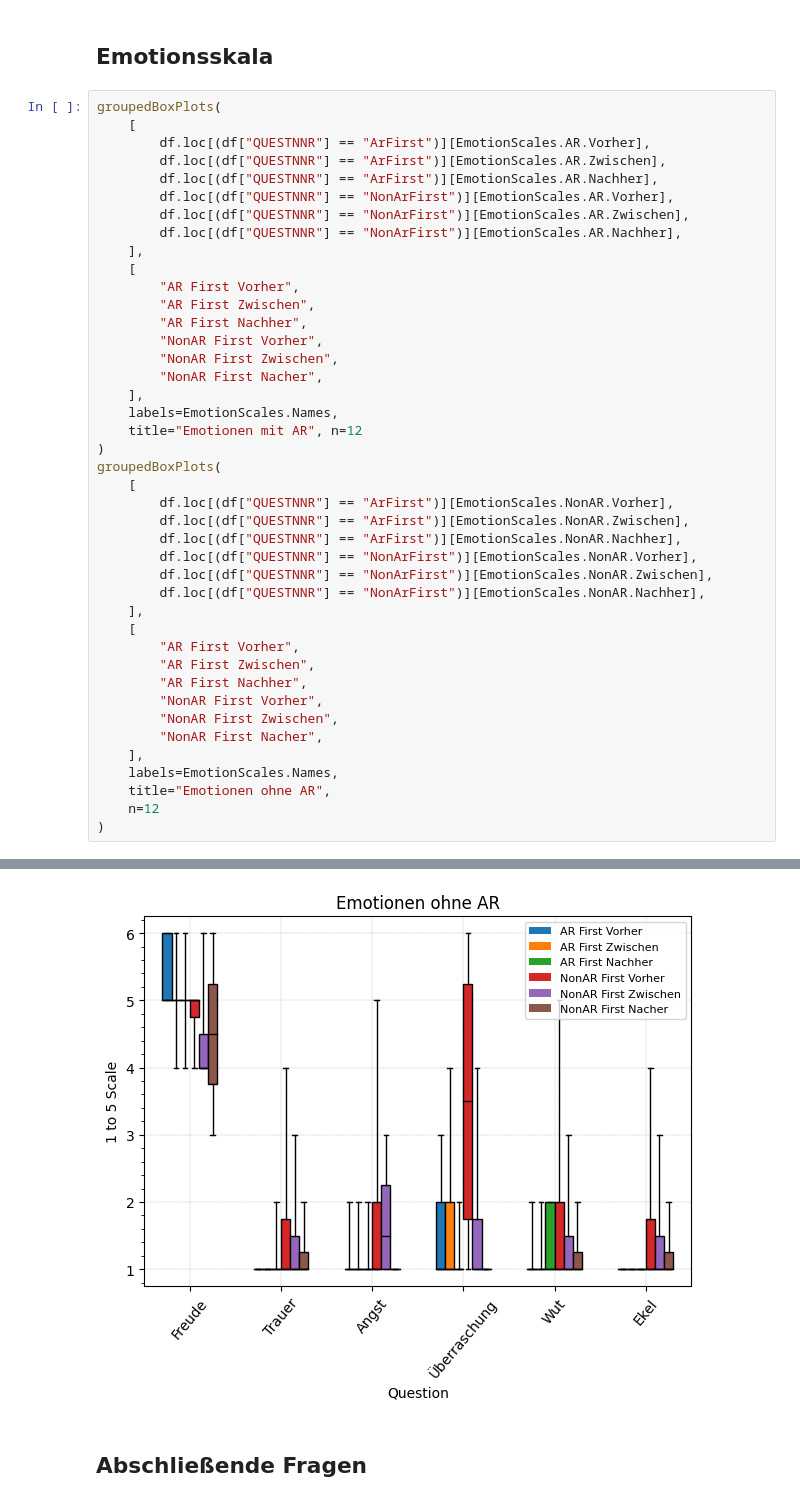
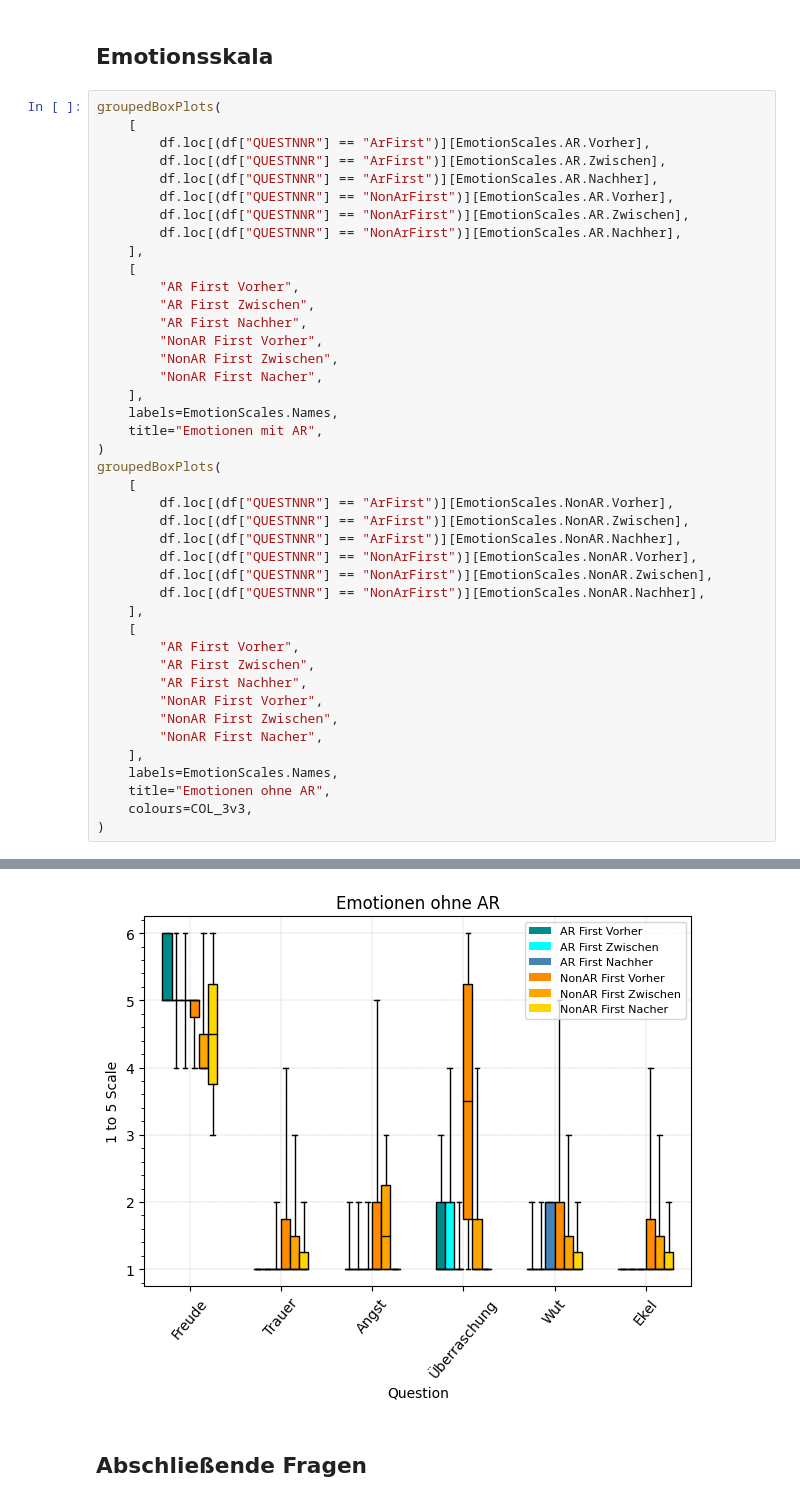
Before and after one commit to BrunoBerger/Zen-Office, a Jupyter notebook: Auswertung/plots.ipynb, the cells around one changed output, grey strips where cells are left out. Cells and saved outputs as stored; diff of their text form.

```diff
--- a/Auswertung/plots.ipynb
+++ b/Auswertung/plots.ipynb
@@ -112,36 +133,36 @@ groupedBoxPlots(
         "AR First Zwischen",
         "AR First Nachher",
         "NonAR First Vorher",
         "NonAR First Zwischen",
         "NonAR First Nacher",
     ],
     labels=EmotionScales.Names,
-    title="Emotionen mit AR", n=12
+    title="Emotionen mit AR",
 )
 groupedBoxPlots(
     [
         df.loc[(df["QUESTNNR"] == "ArFirst")][EmotionScales.NonAR.Vorher],
         df.loc[(df["QUESTNNR"] == "ArFirst")][EmotionScales.NonAR.Zwischen],
         df.loc[(df["QUESTNNR"] == "ArFirst")][EmotionScales.NonAR.Nachher],
         df.loc[(df["QUESTNNR"] == "NonArFirst")][EmotionScales.NonAR.Vorher],
         df.loc[(df["QUESTNNR"] == "NonArFirst")][EmotionScales.NonAR.Zwischen],
         df.loc[(df["QUESTNNR"] == "NonArFirst")][EmotionScales.NonAR.Nachher],
     ],
     [
         "AR First Vorher",
         "AR First Zwischen",
         "AR First Nachher",
         "NonAR First Vorher",
         "NonAR First Zwischen",
         "NonAR First Nacher",
     ],
     labels=EmotionScales.Names,
     title="Emotionen ohne AR",
-    n=12
+    colours=COL_3v3,
 )
 # %% [output]
 [figure]
-[figure, old version]
+[figure, new version]
 # %% [markdown]
 ## Abschließende Fragen
 # %%
```
Also changed, not shown: parts of 1 cell of this notebook, 2 other files.
